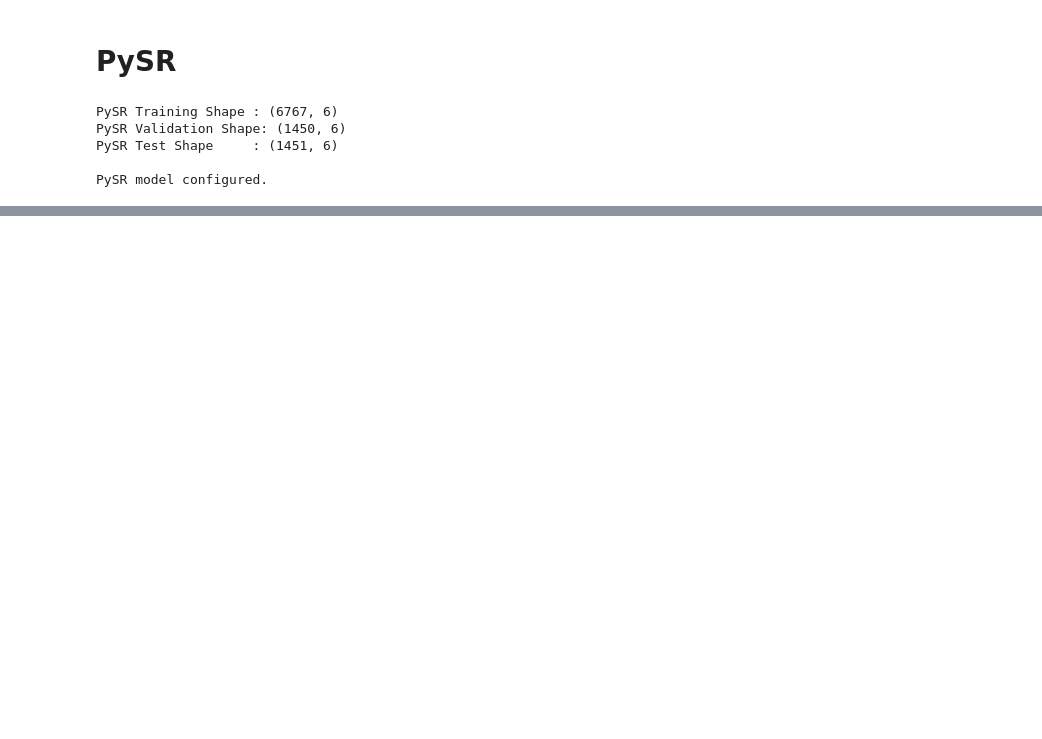
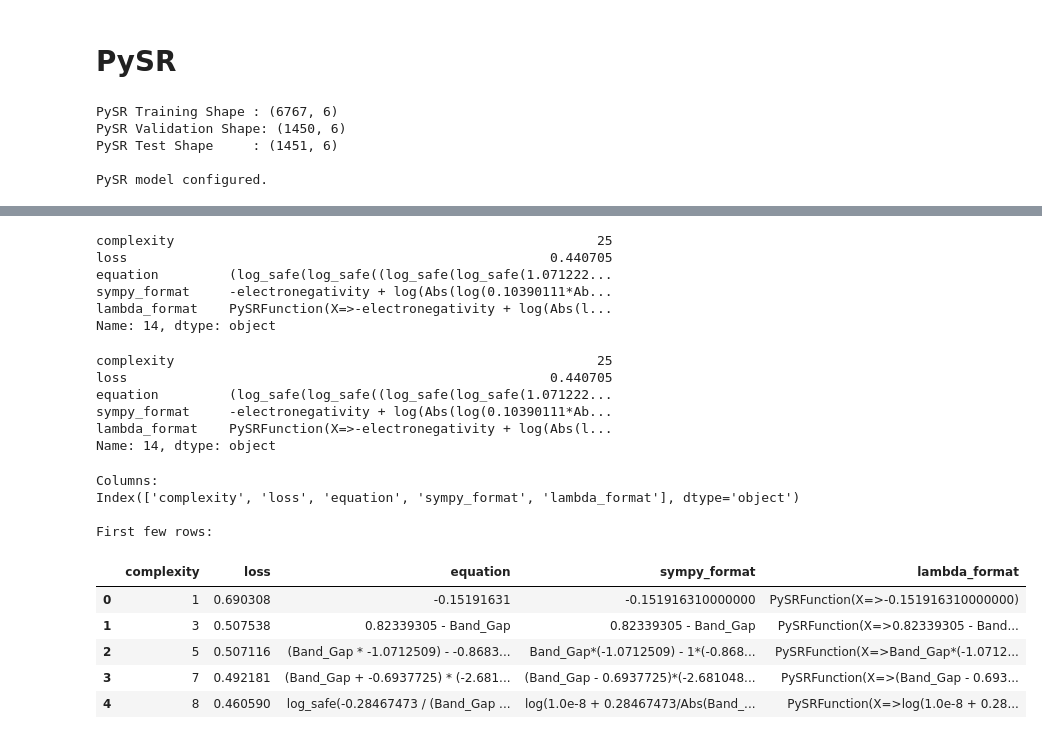
Before and after one commit to RayCharles8/ML-Project, a Jupyter notebook: Tabular_Models.ipynb, the cells around one changed output, grey strips where cells are left out. Drawn from its saved outputs; the diff is of its cells as text; code cells hidden in the pictures; blank space fills up the shorter version.

```diff
--- a/Tabular_Models.ipynb
+++ b/Tabular_Models.ipynb
@@ -823,0 +781,36 @@ print(pysr_model.latex())
+# %%
+print(pysr_model.get_best())
+# %% [output]
+complexity                                                      25
+loss                                                      0.440705
+equation         (log_safe(log_safe((log_safe(log_safe(1.071222...
+sympy_format     -electronegativity + log(Abs(log(0.10390111*Ab...
+lambda_format    PySRFunction(X=>-electronegativity + log(Abs(l...
+Name: 14, dtype: object
+# %%
+best_equation = pysr_model.get_best()
+print(best_equation)
+# %% [output]
+complexity                                                      25
+loss                                                      0.440705
+equation         (log_safe(log_safe((log_safe(log_safe(1.071222...
+sympy_format     -electronegativity + log(Abs(log(0.10390111*Ab...
+lambda_format    PySRFunction(X=>-electronegativity + log(Abs(l...
+Name: 14, dtype: object
+# %%
+print("\nColumns:")
+print(pysr_model.equations_.columns)
+
+print("\nFirst few rows:")
+display(pysr_model.equations_.head())
+# %% [output]
+Columns:
+Index(['complexity', 'loss', 'equation', 'sympy_format', 'lambda_format'], dtype='object')
+
+First few rows:
+|  | complexity | loss | equation | sympy_format | lambda_format |
+| 0 | 1 | 0.690308 | -0.15191631 | -0.151916310000000 | PySRFunction(X=>-0.151916310000000) |
+| 1 | 3 | 0.507538 | 0.82339305 - Band_Gap | 0.82339305 - Band_Gap | PySRFunction(X=>0.82339305 - Band... |
+| 2 | 5 | 0.507116 | (Band_Gap * -1.0712509) - -0.8683... | Band_Gap*(-1.0712509) - 1*(-0.868... | PySRFunction(X=>Band_Gap*(-1.0712... |
+| 3 | 7 | 0.492181 | (Band_Gap + -0.6937725) * (-2.681... | (Band_Gap - 0.6937725)*(-2.681048... | PySRFunction(X=>(Band_Gap - 0.693... |
+| 4 | 8 | 0.460590 | log_safe(-0.28467473 / (Band_Gap ... | log(1.0e-8 + 0.28467473/Abs(Band_... | PySRFunction(X=>log(1.0e-8 + 0.28... |
```
Also changed, not shown: parts of 17 cells of this notebook.
